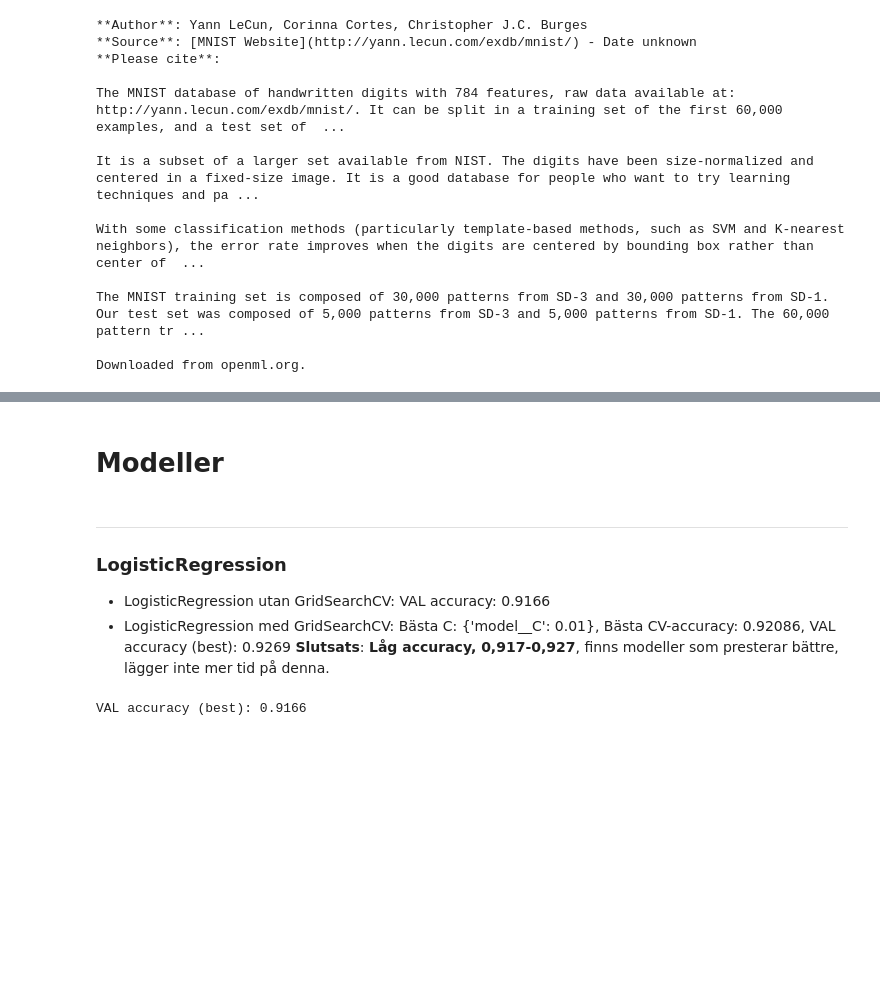
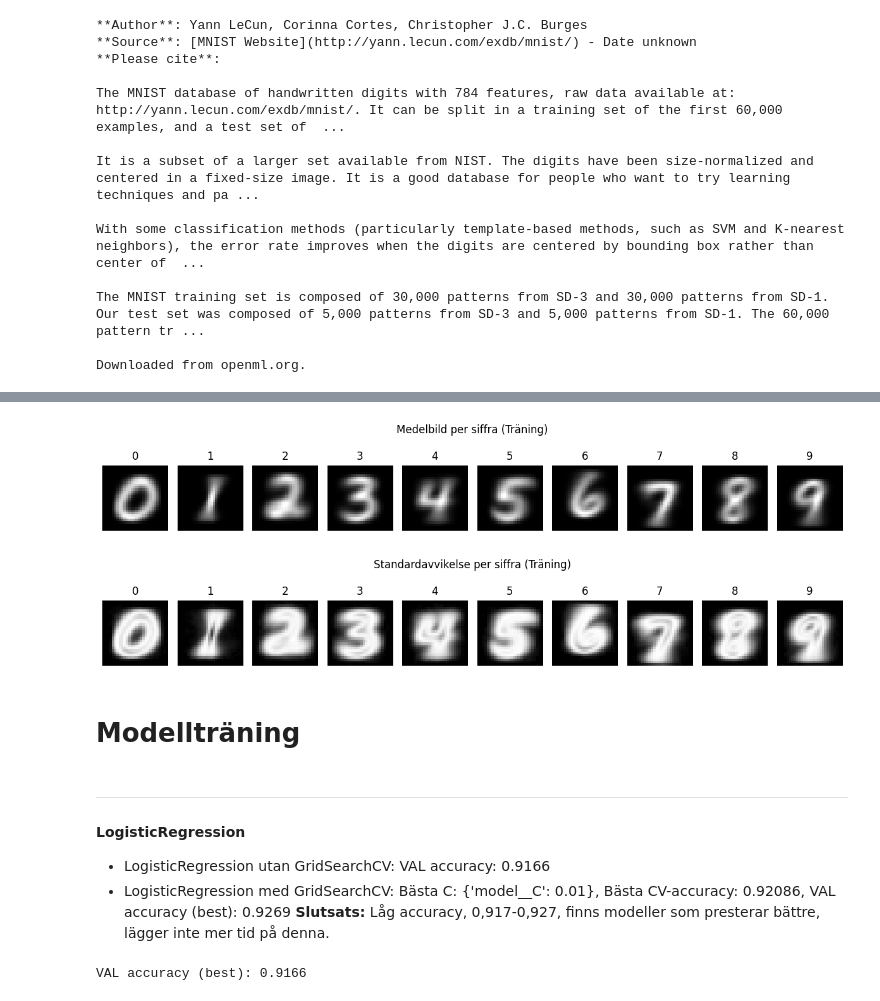
Before and after one commit to josefincarlson/Kunskapskontroll_mnist, a Jupyter notebook: inlamning_josefin_carlson.ipynb, the cells around one changed output, grey strips where cells are left out. Drawn from its saved outputs; the diff is of its cells as text; code cells hidden in the pictures; blank space fills up the shorter version.

```diff
--- a/inlamning_josefin_carlson.ipynb
+++ b/inlamning_josefin_carlson.ipynb
@@ -87,31 +109,34 @@ plt.show()
 # %%
 # Visar ut medelbild (typisk form för varje siffra) och standardavvikelse (hur mycket pixlarna varierar inom samma siffra) för att förstå datasetets mönster och var variationen är störst, vilket kan vara extra svårt för modeller att lära sig
 
 def plot_per_digit_images(X, y, agg="mean", title=""):
     plt.figure(figsize=(12, 2))
     for digit in range(10):
         data = X[y == digit]
         img = getattr(data, agg)(axis=0).reshape(28, 28)  # mean eller std
 
         plt.subplot(1, 10, digit + 1)
         plt.imshow(img, cmap="gray")
         plt.title(digit)
         plt.axis("off")
 
     plt.suptitle(title, y=1)
     plt.tight_layout()
     plt.show()
 
-plot_per_digit_images(X_train, y_train, agg="mean", title="Medelbild per siffra (Train)")
-plot_per_digit_images(X_train, y_train, agg="std",  title="Standardavvikelse per siffra (Train)")
+plot_per_digit_images(X_train, y_train, agg="mean", title="Medelbild per siffra (Träning)")
+plot_per_digit_images(X_train, y_train, agg="std",  title="Standardavvikelse per siffra (Träning)")
+# %% [output]
+[figure, added]
+[figure, added]
 # %% [markdown]
-# Modeller
+# __Modellträning__
 # %% [markdown]
 ------------------------------------------------------------------------------------------------------------------------------------
-### LogisticRegression
+#### __LogisticRegression__
 - LogisticRegression utan GridSearchCV: VAL accuracy: 0.9166
 - LogisticRegression med GridSearchCV: Bästa C: {'model__C': 0.01}, Bästa CV-accuracy: 0.92086, VAL accuracy (best): 0.9269
-__Slutsats__: __Låg accuracy, 0,917-0,927__, finns modeller som presterar bättre, lägger inte mer tid på denna.
+__Slutsats:__ Låg accuracy, 0,917-0,927, finns modeller som presterar bättre, lägger inte mer tid på denna.
 # %%
 pipe_lr = Pipeline([
     ("prep", preprocessor),
```
Also changed, not shown: parts of 26 cells of this notebook, 12 other files.
